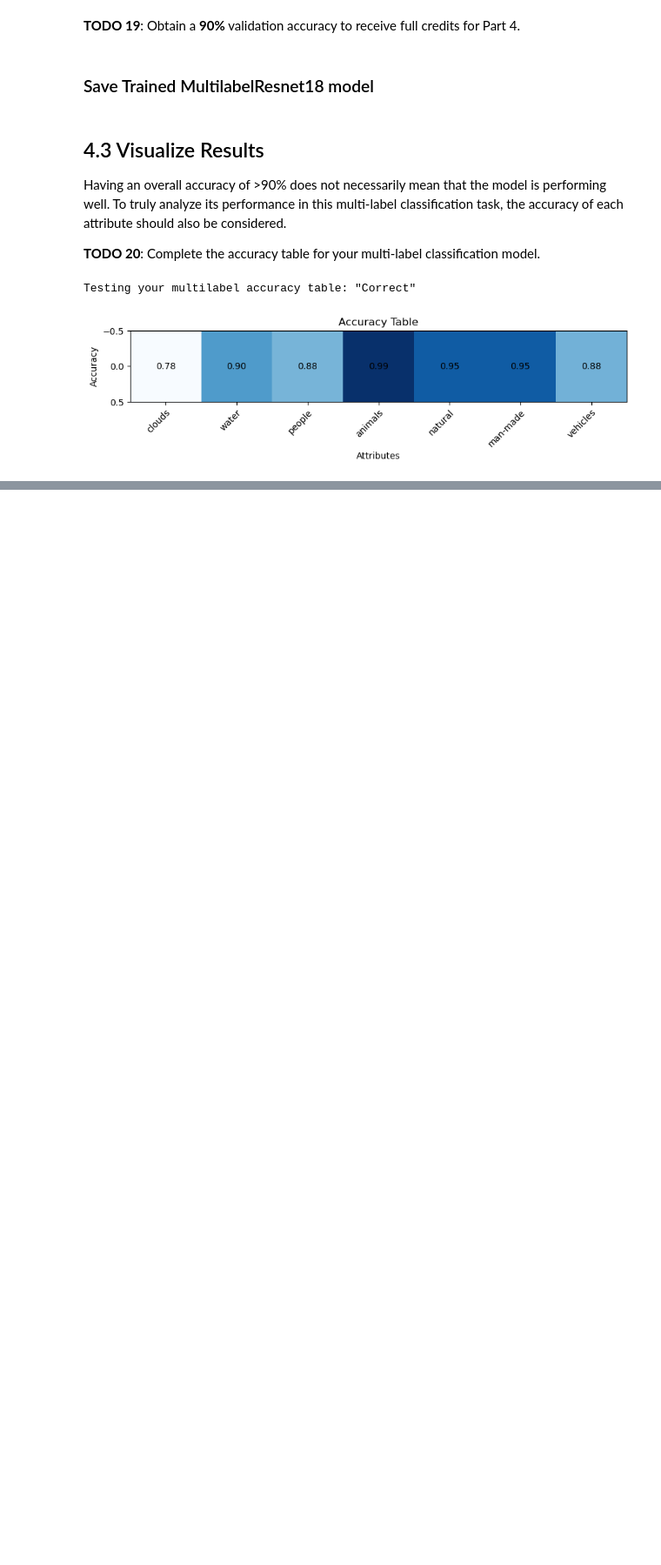
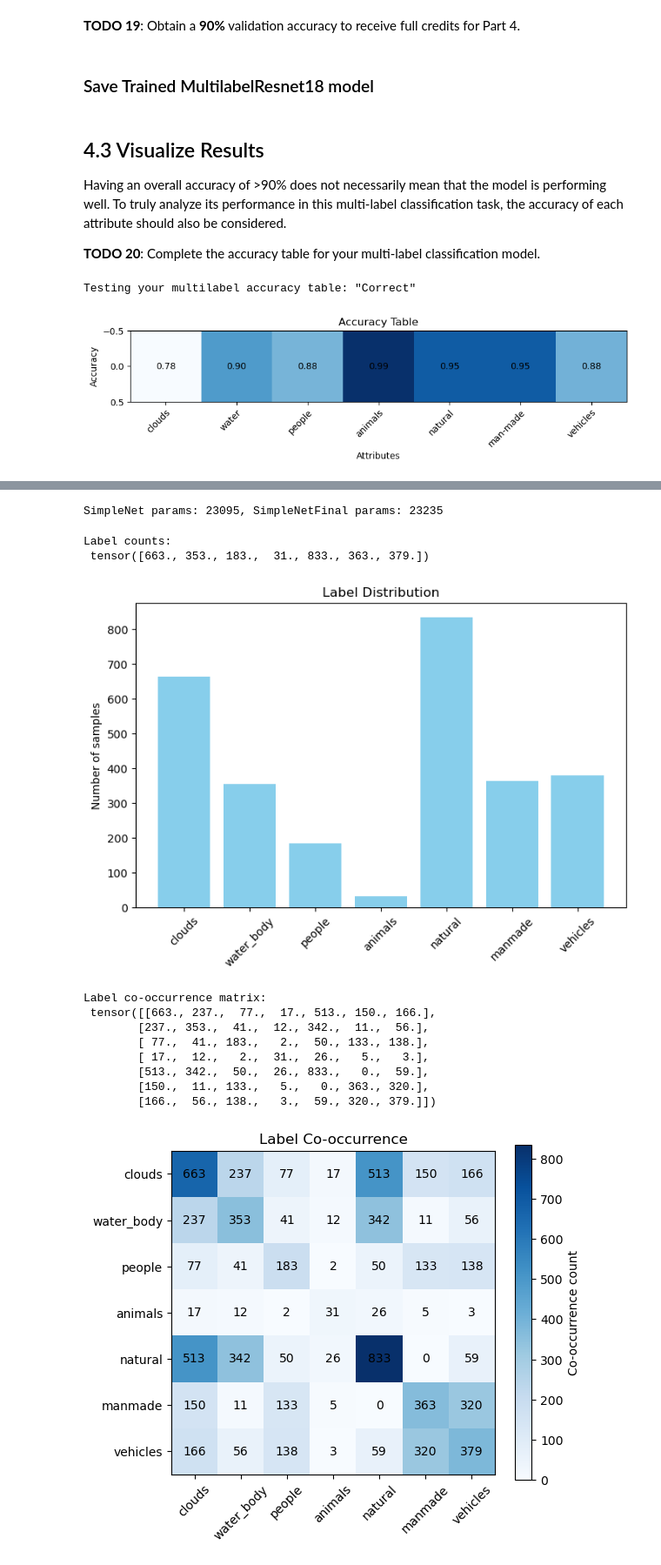
Before and after one commit to lelouch0204/cs-6476-cv, a Jupyter notebook: project-3-student/proj3.ipynb, the cells around one changed output, grey strips where cells are left out. Shown at 87% size. Drawn from its saved outputs; the diff is of its cells as text; code cells hidden in the pictures; blank space fills up the shorter version.

```diff
--- a/project-3-student/proj3.ipynb
+++ b/project-3-student/proj3.ipynb
@@ -778,0 +910,75 @@ generate_and_plot_accuracy_table(
+# %%
+simple_net = SimpleNet()
+
+simple_net_final = SimpleNetFinal()
+
+def count_parameters(model):
+    return sum(p.numel() for p in model.parameters() if p.requires_grad)
+
+print(f"SimpleNet params: {count_parameters(simple_net)}, SimpleNetFinal params: {count_parameters(simple_net_final)}")
+# %% [output]
+SimpleNet params: 23095, SimpleNetFinal params: 23235
+# %%
+import matplotlib.pyplot as plt
+import torch
+from vision.image_loader import MultiLabelImageLoader
+
+# Initialize dataset
+dataset = MultiLabelImageLoader(
+    root_dir=data_path,         # replace with your data root
+    labels_csv="scene_attributes_train.csv", # replace with your CSV
+    split="train"
+)
+
+# Collect all labels
+all_labels = torch.stack([labels for _, labels in dataset], dim=0)  # shape: [num_samples, num_classes]
+
+# 1. Label counts (how many samples have each label)
+label_counts = all_labels.sum(dim=0)
+print("Label counts:\n", label_counts)
+
+# 2. Plot label distribution
+plt.figure(figsize=(8,5))
+plt.bar(range(len(label_counts)), label_counts.numpy(), color='skyblue')
+plt.xticks(range(len(label_counts)), ['clouds', 'water_body', 'people', 'animals', 'natural', 'manmade', 'vehicles'], rotation=45)
+plt.title("Label Distribution")
+plt.ylabel("Number of samples")
+plt.show()
+
+# 3. Co-occurrence matrix between labels
+co_occurrence = all_labels.T @ all_labels  # shape: [num_classes, num_classes]
+print("Label co-occurrence matrix:\n", co_occurrence)
+
+# 4. Heatmap of co-occurrence
+plt.figure(figsize=(6,5))
+plt.imshow(co_occurrence.numpy(), cmap='Blues')
+plt.colorbar(label='Co-occurrence count')
+plt.xticks(range(len(label_counts)), ['clouds', 'water_body', 'people', 'animals', 'natural', 'manmade', 'vehicles'], rotation=45)
+plt.yticks(range(len(label_counts)), ['clouds', 'water_body', 'people', 'animals', 'natural', 'manmade', 'vehicles'])
+plt.title("Label Co-occurrence")
+for i in range(len(label_counts)):
+    for j in range(len(label_counts)):
+        plt.text(j, i, int(co_occurrence[i,j].item()), ha='center', va='center', color='black')
+plt.show()
+
+# 5. Distribution of number of labels per sample
+num_labels_per_sample = all_labels.sum(dim=1)
+plt.figure(figsize=(6,4))
+plt.hist(num_labels_per_sample.numpy(), bins=len(label_counts)+1, rwidth=0.8, color='lightgreen', align='left')
+plt.title("Distribution of number of labels per sample")
+plt.xlabel("Number of labels per sample")
+plt.ylabel("Number of samples")
+plt.show()
+# %% [output]
+Label counts:
+ tensor([663., 353., 183.,  31., 833., 363., 379.])
+[figure, added]
+Label co-occurrence matrix:
+ tensor([[663., 237.,  77.,  17., 513., 150., 166.],
+        [237., 353.,  41.,  12., 342.,  11.,  56.],
+        [ 77.,  41., 183.,   2.,  50., 133., 138.],
+        [ 17.,  12.,   2.,  31.,  26.,   5.,   3.],
+        [513., 342.,  50.,  26., 833.,   0.,  59.],
+        [150.,  11., 133.,   5.,   0., 363., 320.],
+        [166.,  56., 138.,   3.,  59., 320., 379.]])
+[figure, added]
```
Also changed, not shown: parts of 18 cells of this notebook, 57 other files.
